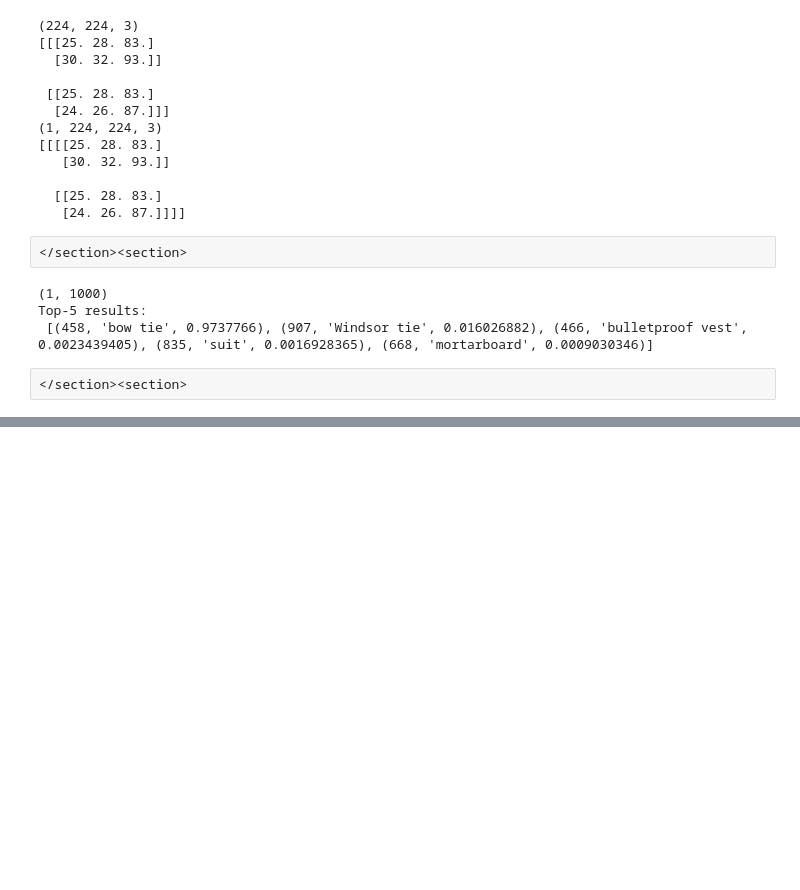
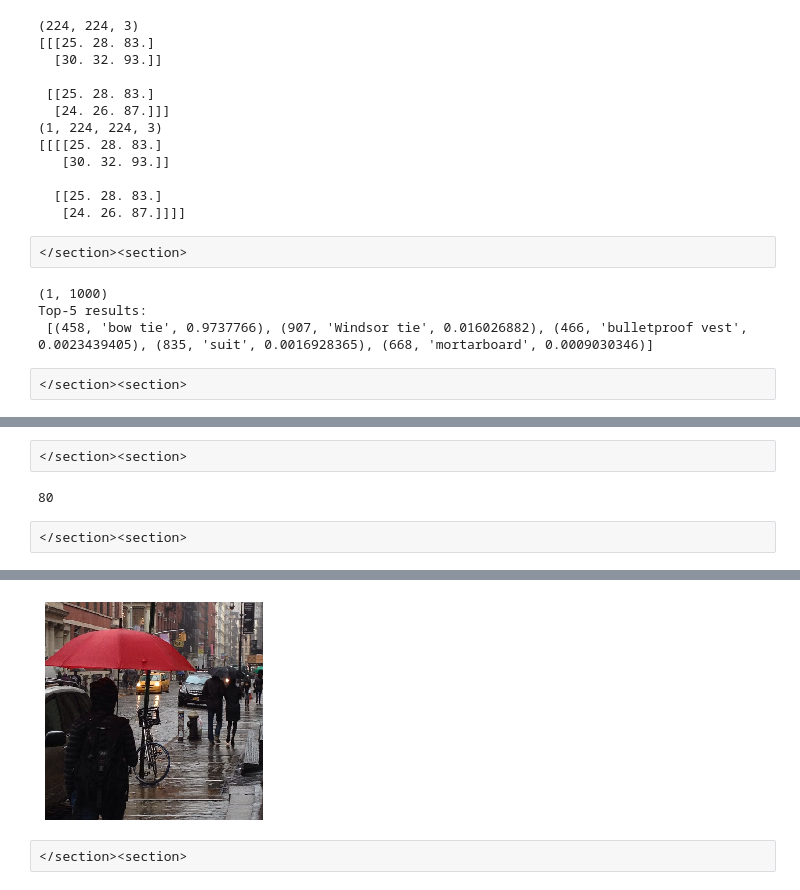
Before and after one commit to doosik71/lecture_python, a Jupyter notebook: 40_tensorflow/44_Models.ipynb, the cells around one changed output, grey strips where cells are left out. Cells and saved outputs as stored; diff of their text form; code cells hidden in the pictures; blank space fills up the shorter version.

```diff
--- a/40_tensorflow/44_Models.ipynb
+++ b/40_tensorflow/44_Models.ipynb
@@ -213,0 +265,2 @@ Top-5 results:
+# %% [raw]
+</section><section>
@@ -213,0 +285,17 @@ Top-5 results:
+# %%
+mscoco_label_dict = read_mscoco_label(mscoco_label_map_path)
+print(len(mscoco_label_dict))
+# %% [output]
+80
+# %% [raw]
+</section><section>
+# %%
+# Download sample image.
+coco_image_path = tf.keras.utils.get_file(
+    "coco_image.jpg",
+    "http://farm8.staticflickr.com/7204/6982099079_d152fb67b1_z.jpg")
+
+image = tf.keras.preprocessing.image.load_img(coco_image_path, target_size=[224, 224])
+plt.axis('off')
+_ = plt.imshow(image)
+# %% [output]
@@ -213,0 +304,3 @@ Top-5 results:
+[figure, added]
+# %% [raw]
+</section><section>
```
Also changed, not shown: parts of 21 cells of this notebook, 5 other files.
